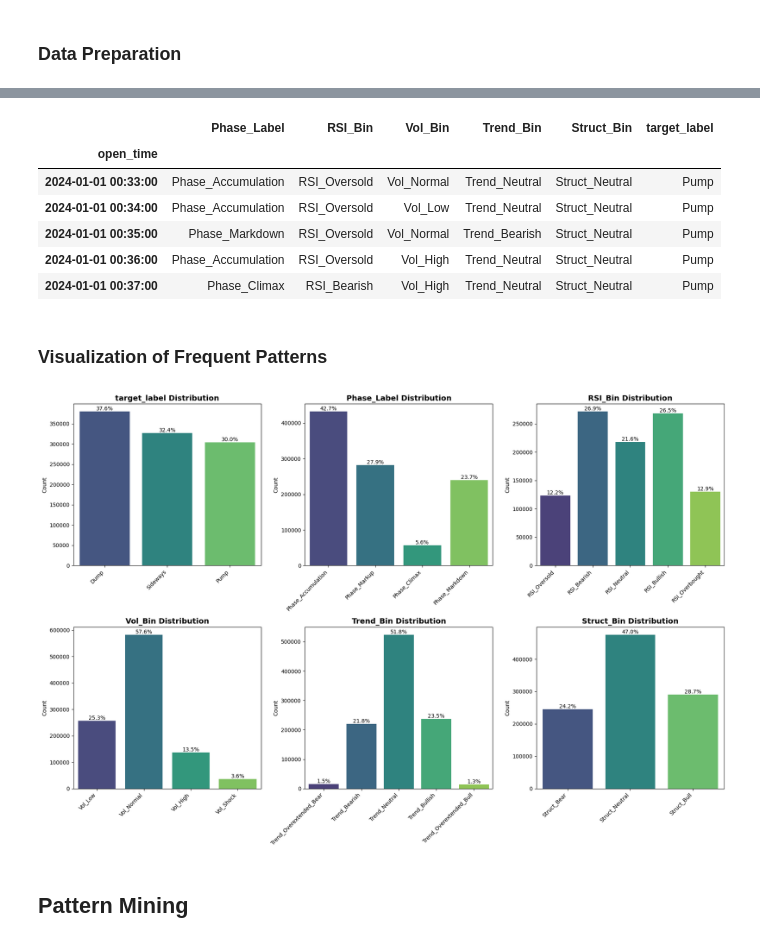
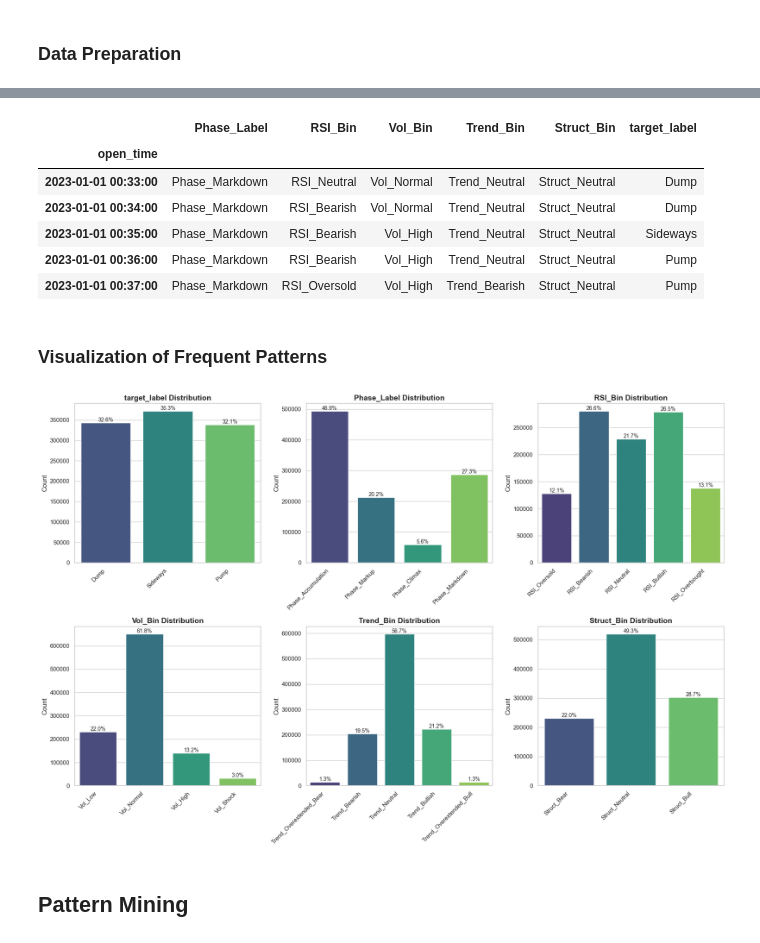
Before and after one commit to Bui-Minh-Quan/Data-Mining-Project, a Jupyter notebook: Notebooks/numerical_data_mining.ipynb, the cells around one changed output, grey strips where cells are left out. Saved outputs shown, nothing was run; the diff lists cells and outputs as text; code cells hidden in the pictures.

```diff
--- a/Notebooks/numerical_data_mining.ipynb
+++ b/Notebooks/numerical_data_mining.ipynb
@@ -909,52 +880,38 @@ df_association.head()
 # %% [markdown]
 ### Data Preparation
 # %%
-def prepare_target(df, horizon=60, atr_multiplier=3.0):
+def prepare_target(df, horizon=45, atr_multiplier=3.0):
     data = df.copy()
 
-    # 1. Setup FixedForwardWindow (Look ahead)
     indexer = pd.api.indexers.FixedForwardWindowIndexer(window_size=horizon)
     data['future_high'] = data['high'].rolling(window=indexer).max()
     data['future_low'] = data['low'].rolling(window=indexer).min()
 
-    # 2. Define Barriers
     bull_barrier = data['close'] + (data['atr_14'] * atr_multiplier)
     bear_barrier = data['close'] - (data['atr_14'] * atr_multiplier)
 
-    # 3. The Logic Fix:
-    # We define specific boolean flags first
     hit_profit = data['future_high'] >= bull_barrier
     hit_stop   = data['future_low'] <= bear_barrier
 
-    # 4. Construct Conditions with PRIORITY
     conditions = [
-        # PRIORITY 1: The "Whipsaw" (Hit BOTH) -> Treat as LOSS or NEUTRAL
-        # If volatility is so high it hits both, it's gambling, not trading.
-        # We mark it 'Dump' (to avoid buying) or 'Volatile' (to ignore).
-        (hit_profit & hit_stop),
-
-        # PRIORITY 2: Hit Stop Loss ONLY -> DUMP
-        hit_stop,
-
-        # PRIORITY 3: Hit Take Profit ONLY -> PUMP
-        hit_profit
+        (hit_profit & hit_stop), # Hit Both (Whipsaw)
+        hit_stop,                # Hit Stop Only
+        hit_profit               # Hit Profit Only
     ]
 
-    # Corresponding choices
+    # CHANGE: Map Whipsaws to 'Sideways' to clean the signals
     choices = [
-        'Dump', # Conservative: If it hits both, treat it as a Dump (Don't trade this!)
+        'Sideways',  # Was 'Dump' -> Now 'Sideways' (Ignore noise)
         'Dump',
         'Pump'
     ]
 
     data['target_label'] = np.select(conditions, choices, default='Sideways')
-
-    # Filter bad data
     data.loc[data['atr_14'] <= 0, 'target_label'] = 'Sideways'
-
     return data.dropna(subset=['target_label'])
 
-df_association = prepare_target(df_association, horizon=60, atr_multiplier=6.0)
+# Try these balanced settings:
+df_association = prepare_target(df_association, horizon=60, atr_multiplier=3.0)
 df_association['target_label'].value_counts()
 # %% [output]
 target_label
@@ -998,9 +955,9 @@ def discretize_features(df):
 
     # Wyckoff Cluster
     cluster_map = {
-        0: 'Phase_Climax',
-        1: 'Phase_Markup',
-        2: 'Phase_Accumulation',
+        0: 'Phase_Markup',
+        1: 'Phase_Accumulation',
+        2: 'Phase_Climax',
         3: 'Phase_Markdown'
     }
 
@@ -1011,16 +968,16 @@ def discretize_features(df):
 
     return data[cols_to_keep].dropna().astype(str)
 
-df_discretized = discretize_features(df_association)
-df_discretized.head()
+transactions = discretize_features(df_association)
+transactions.head()
 # %% [output]
 |  | Phase_Label | RSI_Bin | Vol_Bin | Trend_Bin | Struct_Bin | target_label |
 | open_time |  |  |  |  |  |  |
-| 2024-01-01 00:33:00 | Phase_Accumulation | RSI_Oversold | Vol_Normal | Trend_Neutral | Struct_Neutral | Pump |
-| 2024-01-01 00:34:00 | Phase_Accumulation | RSI_Oversold | Vol_Low | Trend_Neutral | Struct_Neutral | Pump |
-| 2024-01-01 00:35:00 | Phase_Markdown | RSI_Oversold | Vol_Normal | Trend_Bearish | Struct_Neutral | Pump |
-| 2024-01-01 00:36:00 | Phase_Accumulation | RSI_Oversold | Vol_High | Trend_Neutral | Struct_Neutral | Pump |
-| 2024-01-01 00:37:00 | Phase_Climax | RSI_Bearish | Vol_High | Trend_Neutral | Struct_Neutral | Pump |
+| 2023-01-01 00:33:00 | Phase_Markdown | RSI_Neutral | Vol_Normal | Trend_Neutral | Struct_Neutral | Dump |
+| 2023-01-01 00:34:00 | Phase_Markdown | RSI_Bearish | Vol_Normal | Trend_Neutral | Struct_Neutral | Dump |
+| 2023-01-01 00:35:00 | Phase_Markdown | RSI_Bearish | Vol_High | Trend_Neutral | Struct_Neutral | Sideways |
+| 2023-01-01 00:36:00 | Phase_Markdown | RSI_Bearish | Vol_High | Trend_Neutral | Struct_Neutral | Pump |
+| 2023-01-01 00:37:00 | Phase_Markdown | RSI_Oversold | Vol_High | Trend_Bearish | Struct_Neutral | Pump |
 # %% [markdown]
 ### Visualization of Frequent Patterns
 # %%
@@ -1029,7 +986,7 @@ import seaborn as sns
 import warnings
 warnings.filterwarnings("ignore")
 
-# 1. Define Logical Orders (Crucial for Ordinal Data)
+# 1. Define Logical Orders
 orders = {
     'target_label': ['Dump', 'Sideways', 'Pump'],
     'Phase_Label':  ['Phase_Accumulation', 'Phase_Markup', 'Phase_Climax', 'Phase_Markdown'], # Cycle Order
@@ -1041,33 +998,33 @@ orders = {
 
 # 2. Plotting Function with Percentages
 def plot_distributions(df):
     plt.figure(figsize=(18, 12))
     columns = ['target_label', 'Phase_Label', 'RSI_Bin', 'Vol_Bin', 'Trend_Bin', 'Struct_Bin']
 
     for i, col in enumerate(columns, 1):
         plt.subplot(2, 3, i)
 
         # Calculate percentages
         total = len(df)
         ax = sns.countplot(data=df, x=col, order=orders[col], palette='viridis')
 
         plt.title(f'{col} Distribution', fontsize=14, fontweight='bold')
         plt.xlabel('')
         plt.ylabel('Count')
         plt.xticks(rotation=45, ha='right') # Rotate labels to fit
 
         # Add Percentage Text on Bars
         for p in ax.patches:
             percentage = '{:.1f}%'.format(100 * p.get_height() / total)
             x = p.get_x() + p.get_width() / 2
             y = p.get_height()
             ax.annotate(percentage, (x, y), ha='center', va='bottom', fontsize=10)
 
     plt.tight_layout()
     plt.show()
 
 # Run it
-plot_distributions(df_discretized)
+plot_distributions(transactions)
 # %% [output]
-[figure, old version]
+[figure, new version]
 # %%
```
Also changed, not shown: parts of 32 cells of this notebook, 2 other files.
